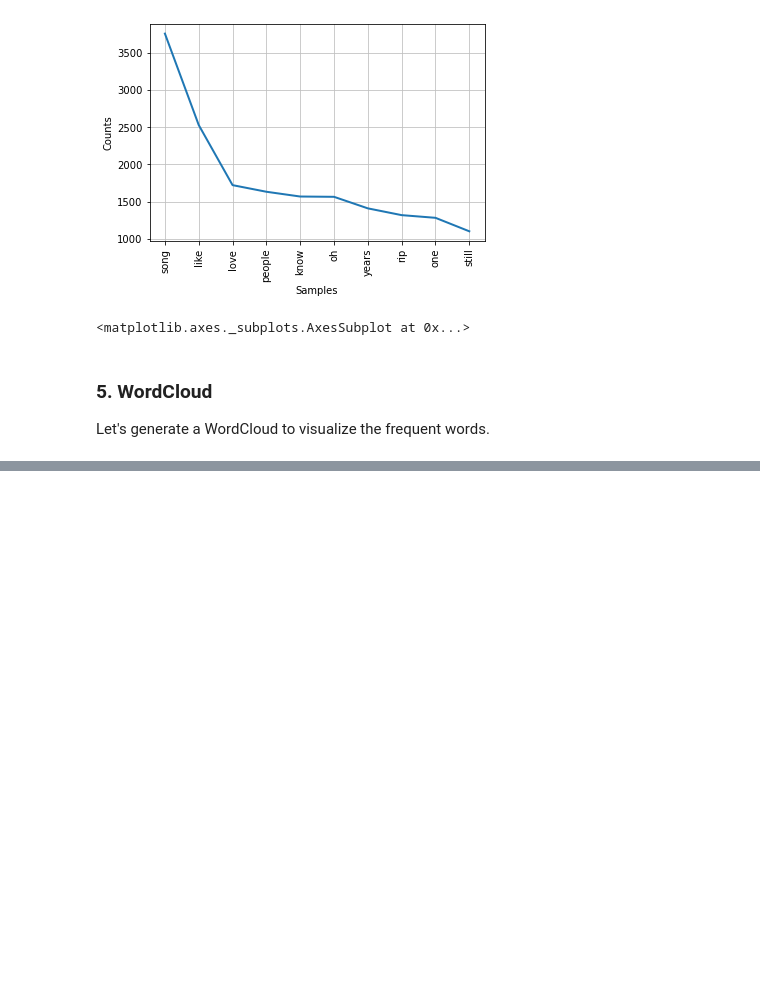
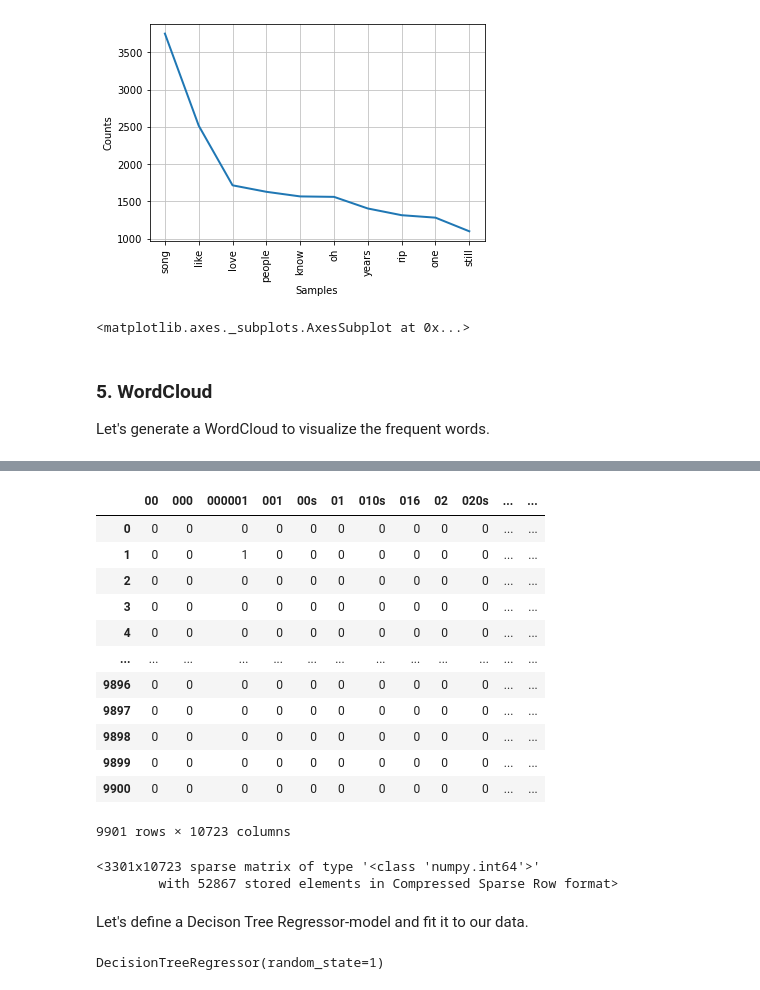
Before and after one commit to bonskotti/ytube-comments, a Jupyter notebook: youtube_comments.ipynb, the cells around one changed output, grey strips where cells are left out. Drawn from its saved outputs; the diff is of its cells as text; code cells hidden in the pictures; blank space fills up the shorter version.

Commit message:
Apply bag of words. Build DecisionTreeRegressor model and fit. Standardize target values.

```diff
--- a/youtube_comments.ipynb
+++ b/youtube_comments.ipynb
@@ -402,0 +411,6 @@ plt.imshow(wc)
+# %%
+# specify data and target
+X = data_en['Comment']
+y = data_en['Likes']
+print(X.shape)
+print(y.shape)
@@ -402,0 +420,8 @@ plt.imshow(wc)
+# %%
+# split X and y into train and test datasets
+from sklearn.model_selection import train_test_split
+X_train, X_test, y_train, y_test = train_test_split(X, y, random_state=1)
+print(X_train.shape)
+print(X_test.shape)
+print(y_train.shape)
+print(y_test.shape)
@@ -405,3 +436,0 @@ plt.imshow(wc)
-# %%
-vectorizer = CountVectorizer() #Convert a collection of text documents to a matrix of token counts
-X = vectorizer.fit_transform(comment)
@@ -413,0 +437,3 @@ data
+# %%
+# learn the "vocabulary" of the train data
+vectorizer.fit(X_train)
@@ -413,0 +452,29 @@ data
+# %%
+# transform data into a document-term matrix (aka comment-word matrix)
+X_train_dtm = vectorizer.transform(X_train)
+
+# convert the matrix into a dataframe
+pd.DataFrame(X_train_dtm.toarray(), columns=vectorizer.get_feature_names())
+# %% [output]
+|  | 00 | 000 | 000001 | 001 | 00s | 01 | 010s | 016 | 02 | 020s | ... | ... |
+| 0 | 0 | 0 | 0 | 0 | 0 | 0 | 0 | 0 | 0 | 0 | ... | ... |
+| 1 | 0 | 0 | 1 | 0 | 0 | 0 | 0 | 0 | 0 | 0 | ... | ... |
+| 2 | 0 | 0 | 0 | 0 | 0 | 0 | 0 | 0 | 0 | 0 | ... | ... |
+| 3 | 0 | 0 | 0 | 0 | 0 | 0 | 0 | 0 | 0 | 0 | ... | ... |
+| 4 | 0 | 0 | 0 | 0 | 0 | 0 | 0 | 0 | 0 | 0 | ... | ... |
+| ... | ... | ... | ... | ... | ... | ... | ... | ... | ... | ... | ... | ... |
+| 9896 | 0 | 0 | 0 | 0 | 0 | 0 | 0 | 0 | 0 | 0 | ... | ... |
+| 9897 | 0 | 0 | 0 | 0 | 0 | 0 | 0 | 0 | 0 | 0 | ... | ... |
+| 9898 | 0 | 0 | 0 | 0 | 0 | 0 | 0 | 0 | 0 | 0 | ... | ... |
+| 9899 | 0 | 0 | 0 | 0 | 0 | 0 | 0 | 0 | 0 | 0 | ... | ... |
+| 9900 | 0 | 0 | 0 | 0 | 0 | 0 | 0 | 0 | 0 | 0 | ... | ... |
+9901 rows × 10723 columns
+# %%
+# using the fitted vocabulary, transform testing data into document-term matrix
+X_test_dtm = vectorizer.transform(X_test)
+X_test_dtm
+# %% [output]
+<3301x10723 sparse matrix of type '<class 'numpy.int64'>'
+        with 52867 stored elements in Compressed Sparse Row format>
+# %% [markdown]
+Let's define a Decison Tree Regressor-model and fit it to our data.
@@ -413,0 +486,5 @@ data
+# %%
+# fit the model to data
+dtr_model.fit(X_train_dtm, y_train)
+# %% [output]
+DecisionTreeRegressor(random_state=1)
```
Also changed, not shown: parts of 41 cells of this notebook, 1 other file.
